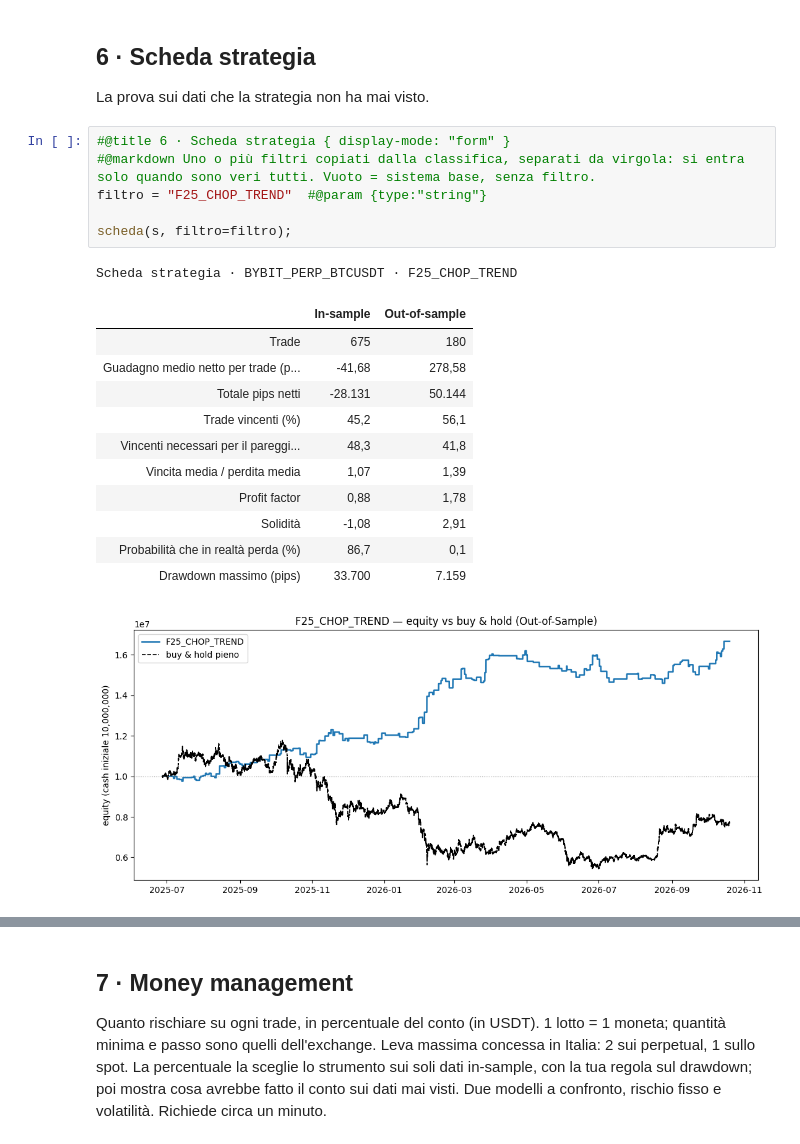
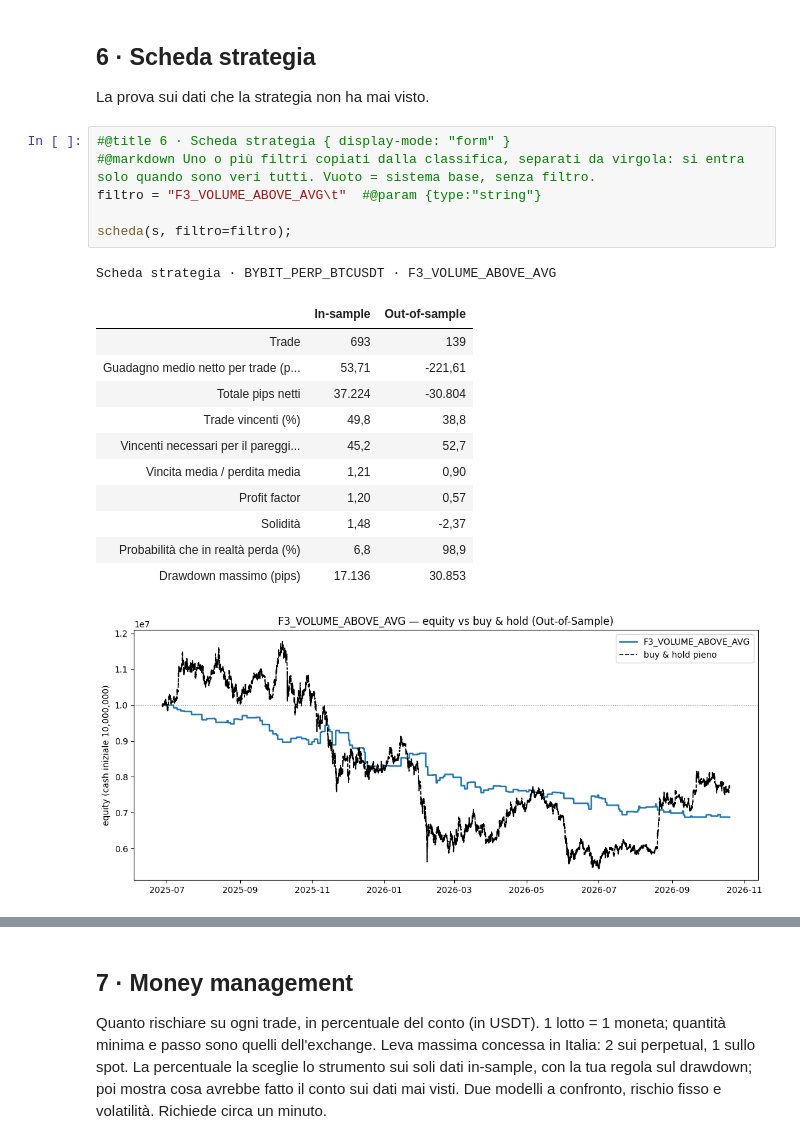
Before and after one commit to matti410/Trading-System-Creator_V4, a Jupyter notebook: Trading_System_Lab_Crypto.ipynb, the cells around one changed output, grey strips where cells are left out. Drawn from its saved outputs; the diff is of its cells as text.

```diff
--- a/Trading_System_Lab_Crypto.ipynb
+++ b/Trading_System_Lab_Crypto.ipynb
@@ -271,23 +277,23 @@ La prova sui dati che la strategia non ha mai visto.
 # %%
 #@title 6 · Scheda strategia { display-mode: "form" }
 #@markdown Uno o più filtri copiati dalla classifica, separati da virgola: si entra solo quando sono veri tutti. Vuoto = sistema base, senza filtro.
-filtro = "F25_CHOP_TREND"  #@param {type:"string"}
+filtro = "F3_VOLUME_ABOVE_AVG\t"  #@param {type:"string"}
 
 scheda(s, filtro=filtro);
 # %% [output]
-Scheda strategia · BYBIT_PERP_BTCUSDT · F25_CHOP_TREND
+Scheda strategia · BYBIT_PERP_BTCUSDT · F3_VOLUME_ABOVE_AVG
 |  | In-sample | Out-of-sample |
-| Trade | 675 | 180 |
-| Guadagno medio netto per trade (p... | -41,68 | 278,58 |
-| Totale pips netti | -28.131 | 50.144 |
-| Trade vincenti (%) | 45,2 | 56,1 |
-| Vincenti necessari per il pareggi... | 48,3 | 41,8 |
-| Vincita media / perdita media | 1,07 | 1,39 |
-| Profit factor | 0,88 | 1,78 |
-| Solidità | -1,08 | 2,91 |
-| Probabilità che in realtà perda (%) | 86,7 | 0,1 |
-| Drawdown massimo (pips) | 33.700 | 7.159 |
+| Trade | 693 | 139 |
+| Guadagno medio netto per trade (p... | 53,71 | -221,61 |
+| Totale pips netti | 37.224 | -30.804 |
+| Trade vincenti (%) | 49,8 | 38,8 |
+| Vincenti necessari per il pareggi... | 45,2 | 52,7 |
+| Vincita media / perdita media | 1,21 | 0,90 |
+| Profit factor | 1,20 | 0,57 |
+| Solidità | 1,48 | -2,37 |
+| Probabilità che in realtà perda (%) | 6,8 | 98,9 |
+| Drawdown massimo (pips) | 17.136 | 30.853 |
-[figure, old version]
+[figure, new version]
 [interactive output not drawn]
 # %% [markdown]
 ## 7 · Money management
```
Also changed, not shown: parts of 7 cells of this notebook.
